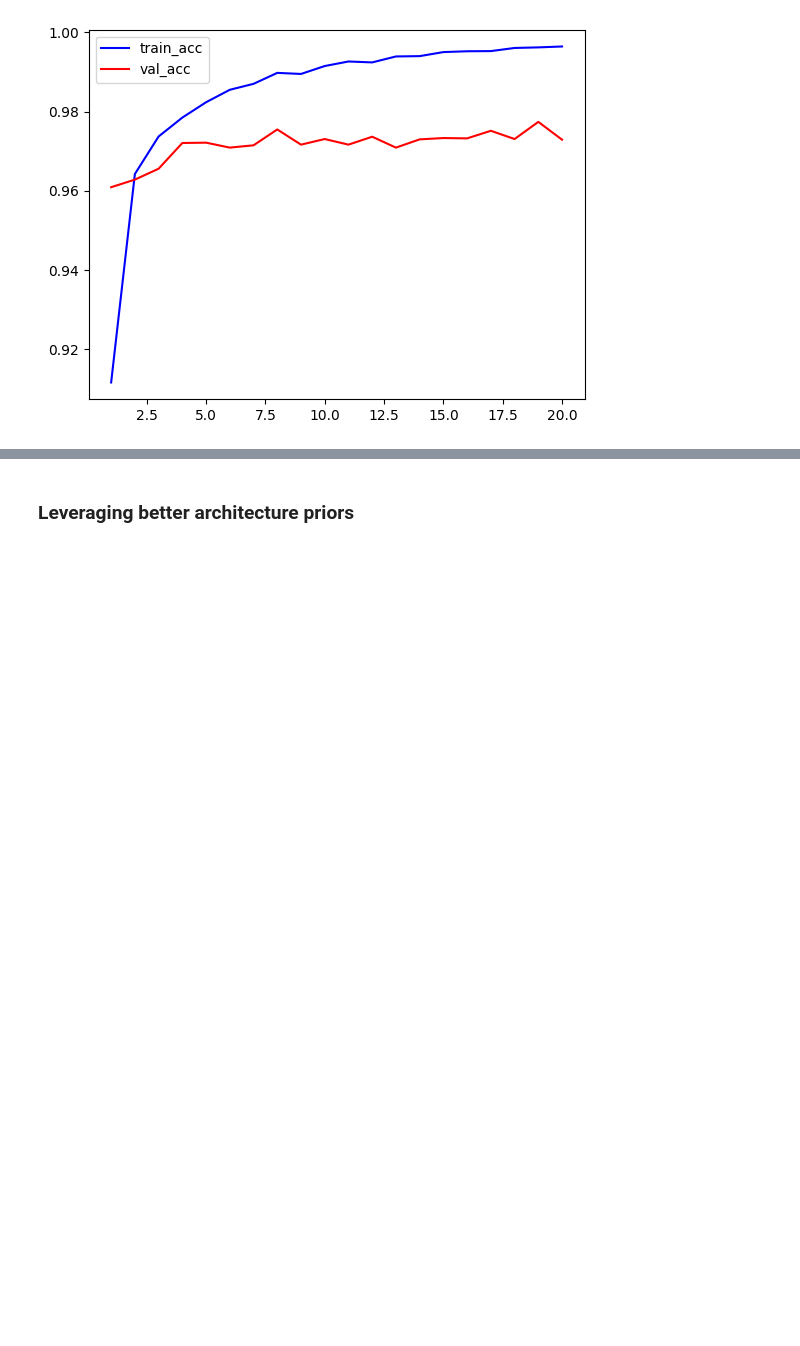
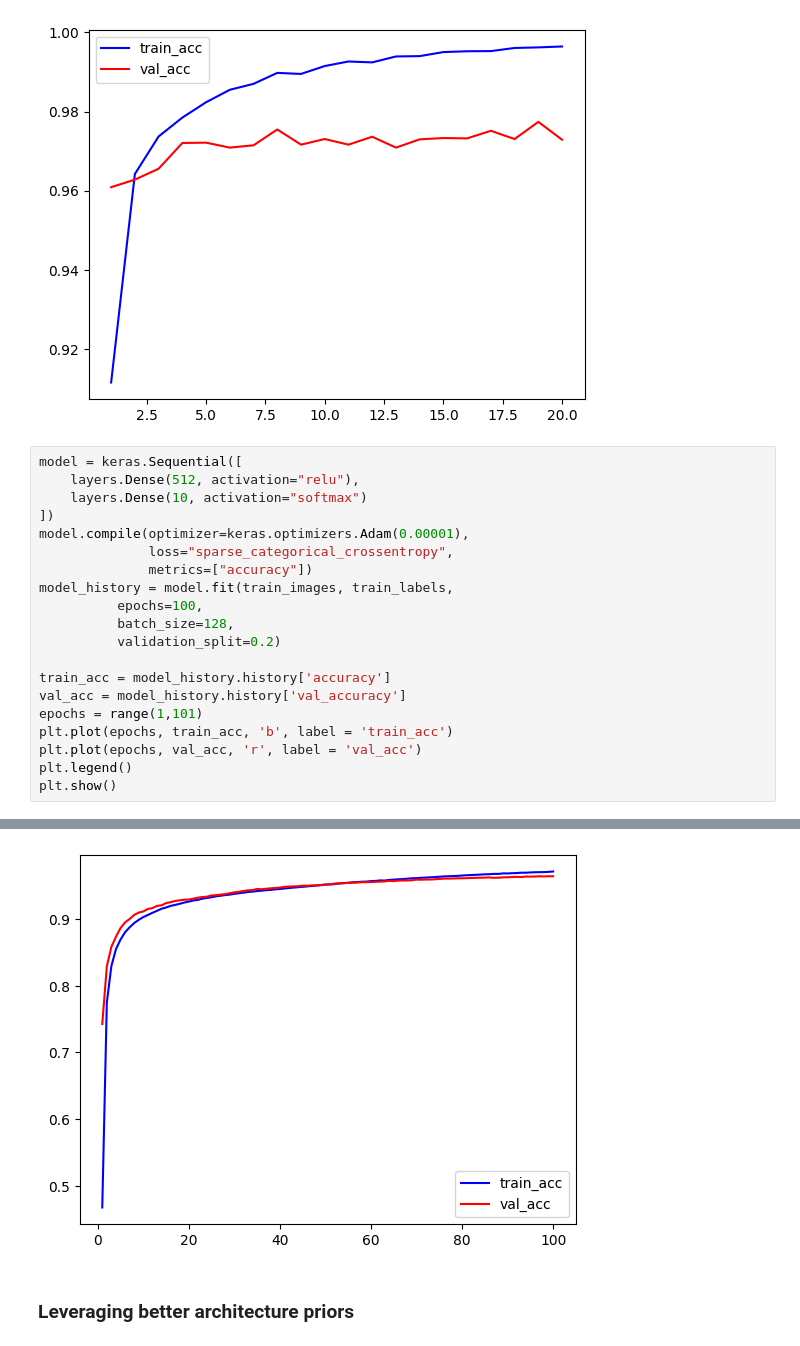
Before and after one commit to motorio0829/DL-for-AI, a Jupyter notebook: chapter05_fundamentals_of_ml_i의_사본.ipynb, the cells around one changed output, grey strips where cells are left out. Cells and saved outputs as stored; diff of their text form; blank space fills up the shorter version.

```diff
--- a/chapter05_fundamentals_of_ml_i의_사본.ipynb
+++ b/chapter05_fundamentals_of_ml_i의_사본.ipynb
@@ -323,3 +323,24 @@ plt.legend()
 plt.show()
 # %% [output]
 [figure]
+# %%
+model = keras.Sequential([
+    layers.Dense(512, activation="relu"),
+    layers.Dense(10, activation="softmax")
+])
+model.compile(optimizer=keras.optimizers.Adam(0.00001),
+              loss="sparse_categorical_crossentropy",
+              metrics=["accuracy"])
+model_history = model.fit(train_images, train_labels,
+          epochs=100,
+          batch_size=128,
+          validation_split=0.2)
+
+train_acc = model_history.history['accuracy']
+val_acc = model_history.history['val_accuracy']
+epochs = range(1,101)
+plt.plot(epochs, train_acc, 'b', label = 'train_acc')
+plt.plot(epochs, val_acc, 'r', label = 'val_acc')
+plt.legend()
+plt.show()
+# %% [output]
@@ -326,3 +364,4 @@ plt.show()
+[figure, added]
 # %% [markdown]
 ### Leveraging better architecture priors
 # %% [markdown]
```
Also changed, not shown: parts of 14 cells of this notebook.
